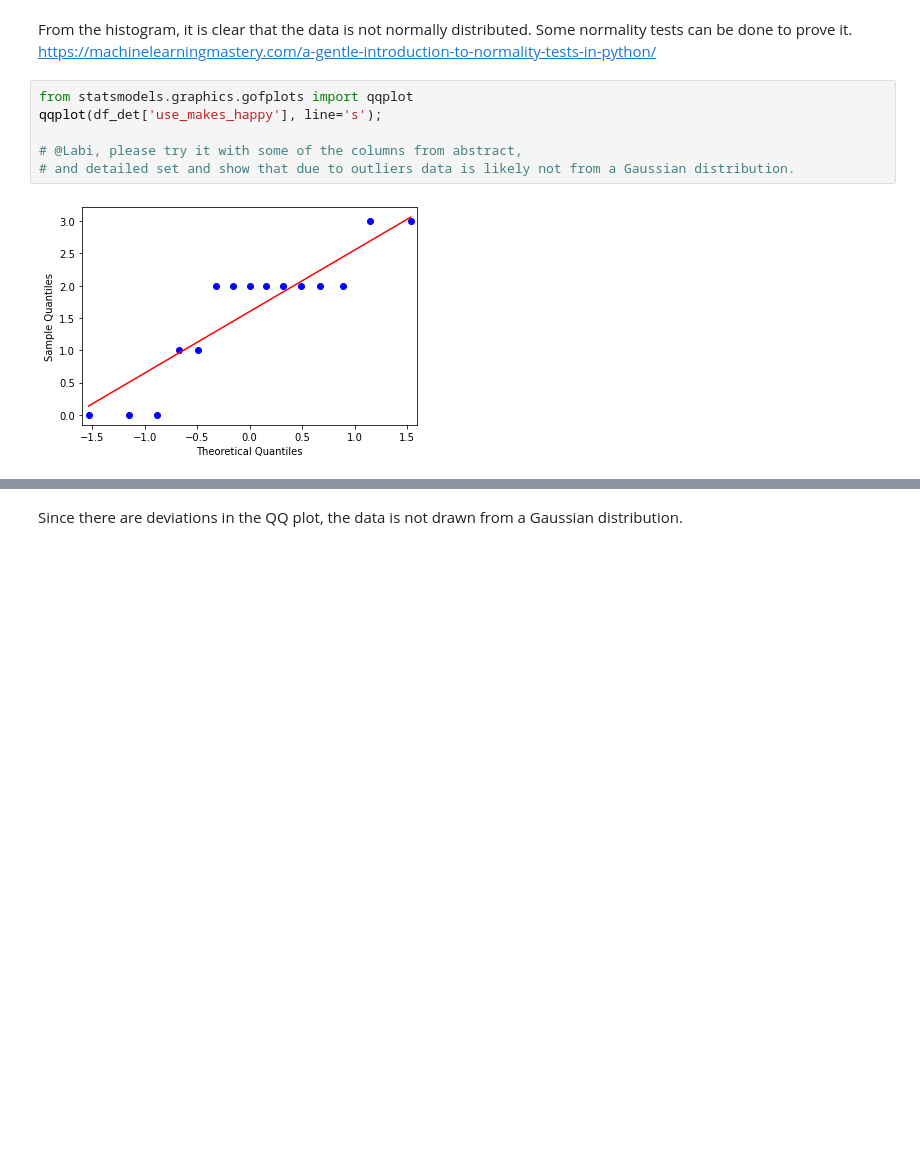
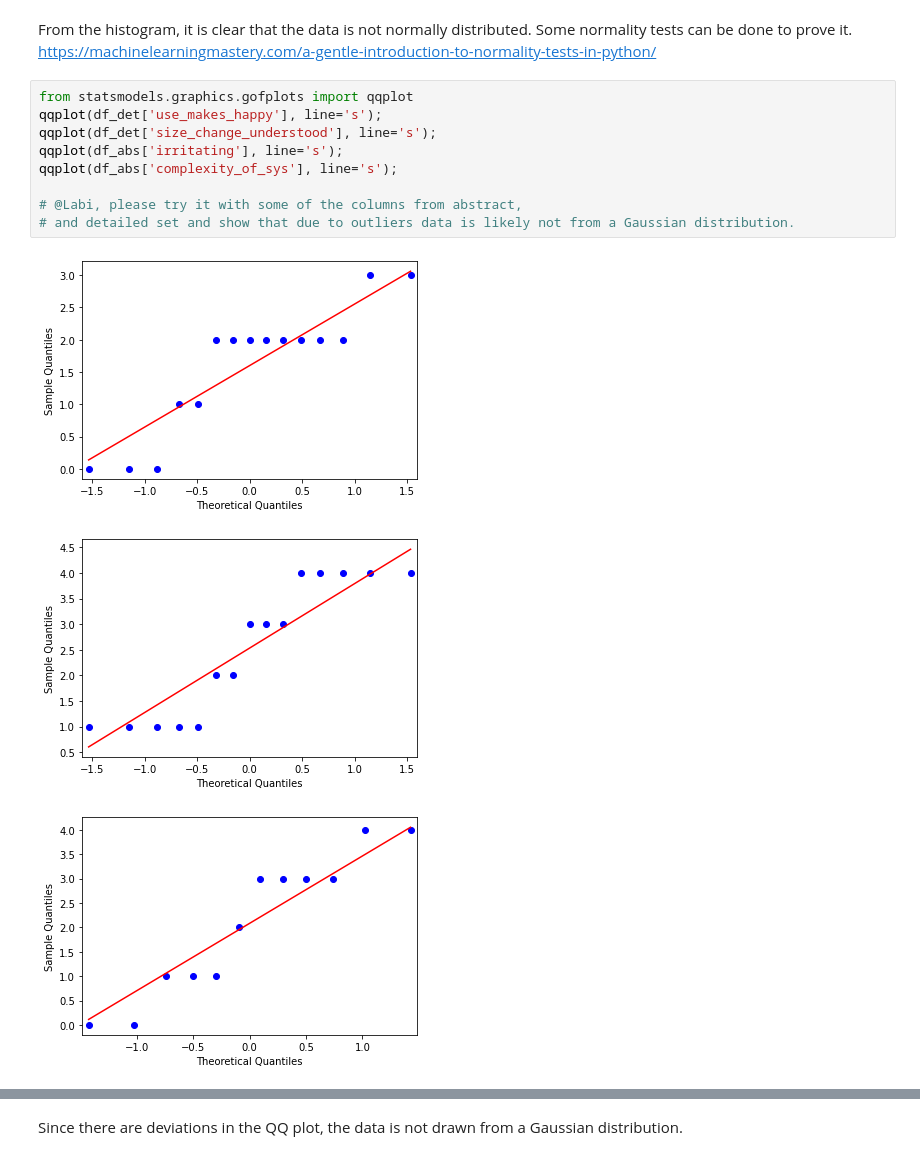
Before and after one commit to Norlez/Group-Emotion-Representation, a Jupyter notebook: survey_analysis/data_representation.ipynb, the cells around one changed output, grey strips where cells are left out. Cells and saved outputs as stored; diff of their text form; blank space fills up the shorter version.

```diff
--- a/survey_analysis/data_representation.ipynb
+++ b/survey_analysis/data_representation.ipynb
@@ -86,8 +88,13 @@ https://machinelearningmastery.com/a-gentle-introduction-to-normality-tests-in-p
 # %%
 from statsmodels.graphics.gofplots import qqplot
 qqplot(df_det['use_makes_happy'], line='s');
+qqplot(df_det['size_change_understood'], line='s');
+qqplot(df_abs['irritating'], line='s');
+qqplot(df_abs['complexity_of_sys'], line='s');
 
 # @Labi, please try it with some of the columns from abstract,
 # and detailed set and show that due to outliers data is likely not from a Gaussian distribution.
 # %% [output]
 [figure]
+[figure, added]
+[figure, added]
```
Also changed, not shown: parts of 10 cells of this notebook, 1 other file.
